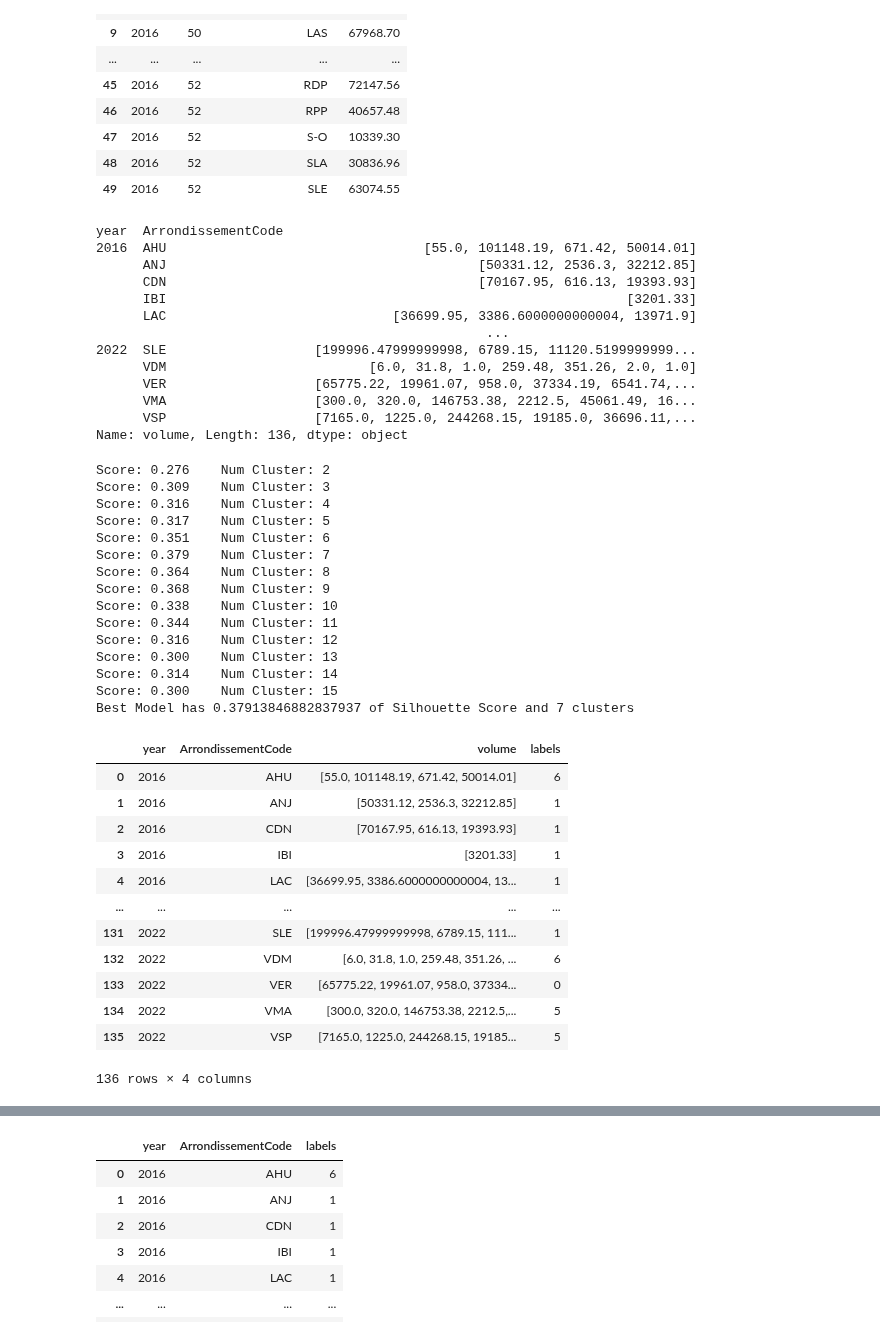
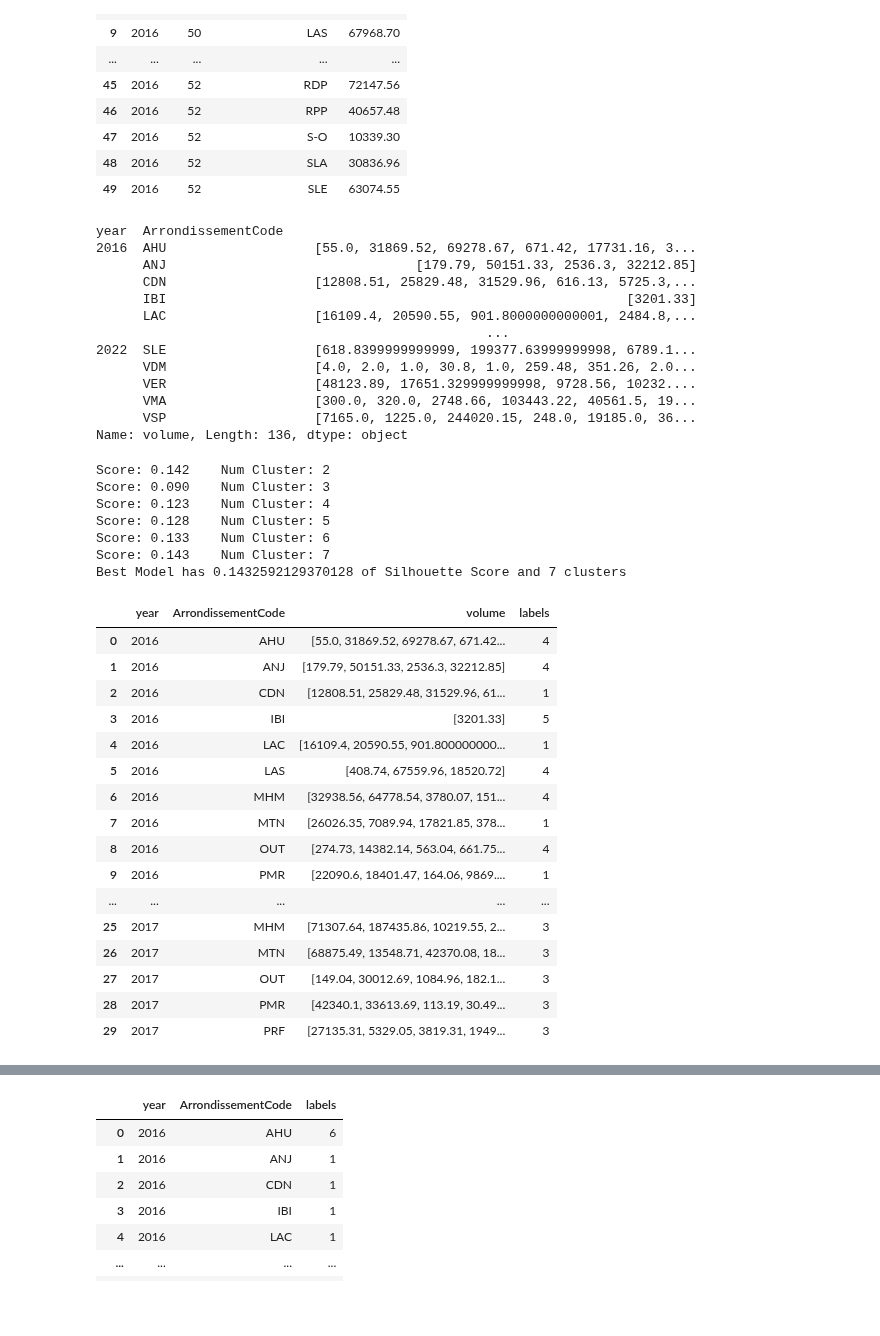
Before and after one commit to cimadure/ind6212, a Jupyter notebook: notebooks/weekly_snowfall_v2.ipynb, the cells around one changed output, grey strips where cells are left out. Drawn from its saved outputs; the diff is of its cells as text; code cells hidden in the pictures; blank space fills up the shorter version.

Commit message:
pivoting table

```diff
--- a/notebooks/weekly_snowfall_v2.ipynb
+++ b/notebooks/weekly_snowfall_v2.ipynb
@@ -357,23 +357,23 @@ dfs2.groupby(by=["year", "week", "ArrondissementCode"])["volume"].apply(np.sum).
 # %%
 min_length = 0
 
-volume_series_weekly = dfs2.groupby(by=["year", "week", "ArrondissementCode"])["volume"].apply(np.sum).reset_index()
+volume_series_weekly = dfs2.groupby(by=["year", "week", "ArrondissementCode", "TypeDepot"])["volume"].apply(np.sum).reset_index()
 volume_series = volume_series_weekly.groupby(by=["year", "ArrondissementCode"])["volume"].apply(np.asarray)
 volume_series = volume_series[volume_series.apply(len) > min_length]
 display(volume_series)
 # %% [output]
 year  ArrondissementCode
-2016  AHU                                 [55.0, 101148.19, 671.42, 50014.01]
-      ANJ                                        [50331.12, 2536.3, 32212.85]
-      CDN                                        [70167.95, 616.13, 19393.93]
+2016  AHU                   [55.0, 31869.52, 69278.67, 671.42, 17731.16, 3...
+      ANJ                                [179.79, 50151.33, 2536.3, 32212.85]
+      CDN                   [12808.51, 25829.48, 31529.96, 616.13, 5725.3,...
       IBI                                                           [3201.33]
-      LAC                             [36699.95, 3386.6000000000004, 13971.9]
+      LAC                   [16109.4, 20590.55, 901.8000000000001, 2484.8,...
                                                   ...
-2022  SLE                   [199996.47999999998, 6789.15, 11120.5199999999...
-      VDM                          [6.0, 31.8, 1.0, 259.48, 351.26, 2.0, 1.0]
-      VER                   [65775.22, 19961.07, 958.0, 37334.19, 6541.74,...
-      VMA                   [300.0, 320.0, 146753.38, 2212.5, 45061.49, 16...
-      VSP                   [7165.0, 1225.0, 244268.15, 19185.0, 36696.11,...
+2022  SLE                   [618.8399999999999, 199377.63999999998, 6789.1...
+      VDM                   [4.0, 2.0, 1.0, 30.8, 1.0, 259.48, 351.26, 2.0...
+      VER                   [48123.89, 17651.329999999998, 9728.56, 10232....
+      VMA                   [300.0, 320.0, 2748.66, 103443.22, 40561.5, 19...
+      VSP                   [7165.0, 1225.0, 244020.15, 248.0, 19185.0, 36...
 Name: volume, Length: 136, dtype: object
 # %%
 
@@ -384,7 +384,7 @@ X_train = TimeSeriesScalerMeanVariance().fit_transform(X_train)
 best_score = -np.inf
 best_num_cluster = 0
 
-for num_cluster in range(2, 16):
+for num_cluster in range(2, 8):
     kmeans = TimeSeriesKMeans(n_clusters=num_cluster, metric="dtw", n_jobs=-1, max_iter=250, random_state=42)
     kmeans.fit(X_train)
     y_pred = kmeans.predict(X_train)
@@ -397,36 +397,32 @@ for num_cluster in range(2, 16):
         best_predictions = y_pred
 print(f"Best Model has {best_score} of Silhouette Score and {best_num_cluster} clusters")
 # %% [output]
-Score: 0.276    Num Cluster: 2
-Score: 0.309    Num Cluster: 3
-Score: 0.316    Num Cluster: 4
-Score: 0.317    Num Cluster: 5
-Score: 0.351    Num Cluster: 6
-Score: 0.379    Num Cluster: 7
-Score: 0.364    Num Cluster: 8
-Score: 0.368    Num Cluster: 9
-Score: 0.338    Num Cluster: 10
-Score: 0.344    Num Cluster: 11
-Score: 0.316    Num Cluster: 12
-Score: 0.300    Num Cluster: 13
-Score: 0.314    Num Cluster: 14
-Score: 0.300    Num Cluster: 15
-Best Model has 0.37913846882837937 of Silhouette Score and 7 clusters
+Score: 0.142    Num Cluster: 2
+Score: 0.090    Num Cluster: 3
+Score: 0.123    Num Cluster: 4
+Score: 0.128    Num Cluster: 5
+Score: 0.133    Num Cluster: 6
+Score: 0.143    Num Cluster: 7
+Best Model has 0.1432592129370128 of Silhouette Score and 7 clusters
 # %%
 output_volume_series = volume_series.reset_index()
 output_volume_series["labels"] = best_predictions
-display(output_volume_series)
+output_volume_series.head(30)
 # %% [output]
 |  | year | ArrondissementCode | volume | labels |
-| 0 | 2016 | AHU | [55.0, 101148.19, 671.42, 50014.01] | 6 |
-| 1 | 2016 | ANJ | [50331.12, 2536.3, 32212.85] | 1 |
-| 2 | 2016 | CDN | [70167.95, 616.13, 19393.93] | 1 |
-| 3 | 2016 | IBI | [3201.33] | 1 |
-| 4 | 2016 | LAC | [36699.95, 3386.6000000000004, 13... | 1 |
+| 0 | 2016 | AHU | [55.0, 31869.52, 69278.67, 671.42... | 4 |
+| 1 | 2016 | ANJ | [179.79, 50151.33, 2536.3, 32212.85] | 4 |
+| 2 | 2016 | CDN | [12808.51, 25829.48, 31529.96, 61... | 1 |
+| 3 | 2016 | IBI | [3201.33] | 5 |
+| 4 | 2016 | LAC | [16109.4, 20590.55, 901.800000000... | 1 |
+| 5 | 2016 | LAS | [408.74, 67559.96, 18520.72] | 4 |
+| 6 | 2016 | MHM | [32938.56, 64778.54, 3780.07, 151... | 4 |
+| 7 | 2016 | MTN | [26026.35, 7089.94, 17821.85, 378... | 1 |
+| 8 | 2016 | OUT | [274.73, 14382.14, 563.04, 661.75... | 4 |
+| 9 | 2016 | PMR | [22090.6, 18401.47, 164.06, 9869.... | 1 |
 | ... | ... | ... | ... | ... |
-| 131 | 2022 | SLE | [199996.47999999998, 6789.15, 111... | 1 |
-| 132 | 2022 | VDM | [6.0, 31.8, 1.0, 259.48, 351.26, ... | 6 |
-| 133 | 2022 | VER | [65775.22, 19961.07, 958.0, 37334... | 0 |
-| 134 | 2022 | VMA | [300.0, 320.0, 146753.38, 2212.5,... | 5 |
-| 135 | 2022 | VSP | [7165.0, 1225.0, 244268.15, 19185... | 5 |
+| 25 | 2017 | MHM | [71307.64, 187435.86, 10219.55, 2... | 3 |
+| 26 | 2017 | MTN | [68875.49, 13548.71, 42370.08, 18... | 3 |
+| 27 | 2017 | OUT | [149.04, 30012.69, 1084.96, 182.1... | 3 |
+| 28 | 2017 | PMR | [42340.1, 33613.69, 113.19, 30.49... | 3 |
+| 29 | 2017 | PRF | [27135.31, 5329.05, 3819.31, 1949... | 3 |
-136 rows × 4 columns
```
Also changed, not shown: parts of 2 cells of this notebook.
